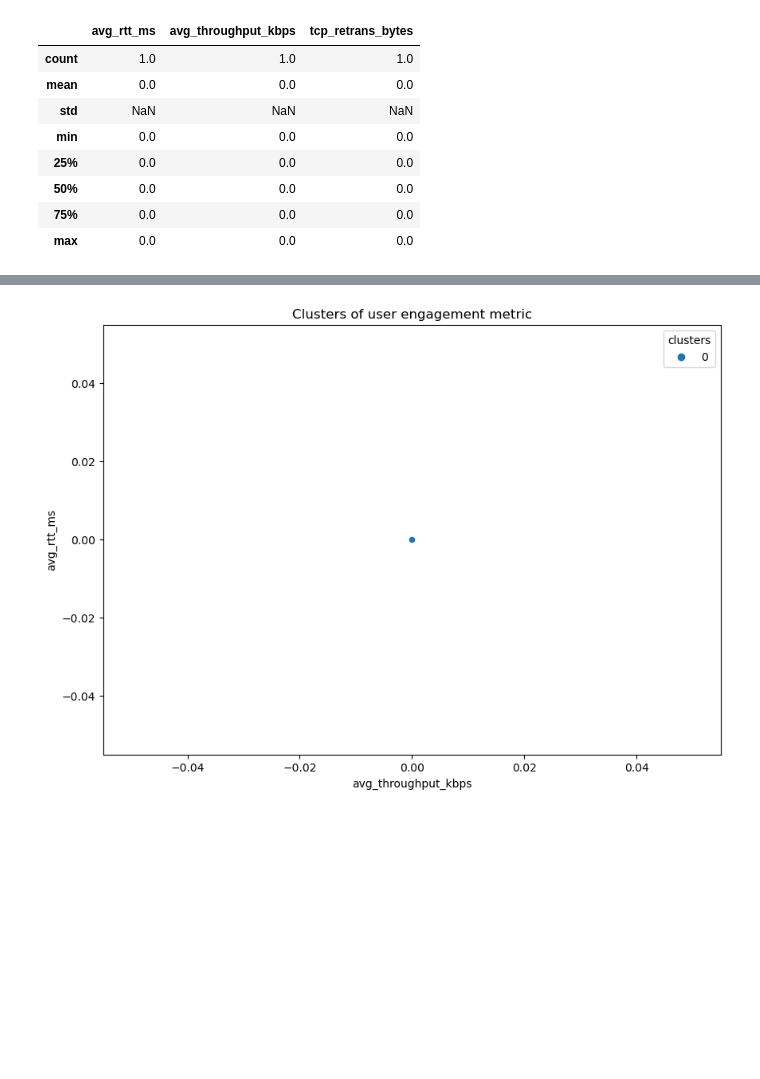
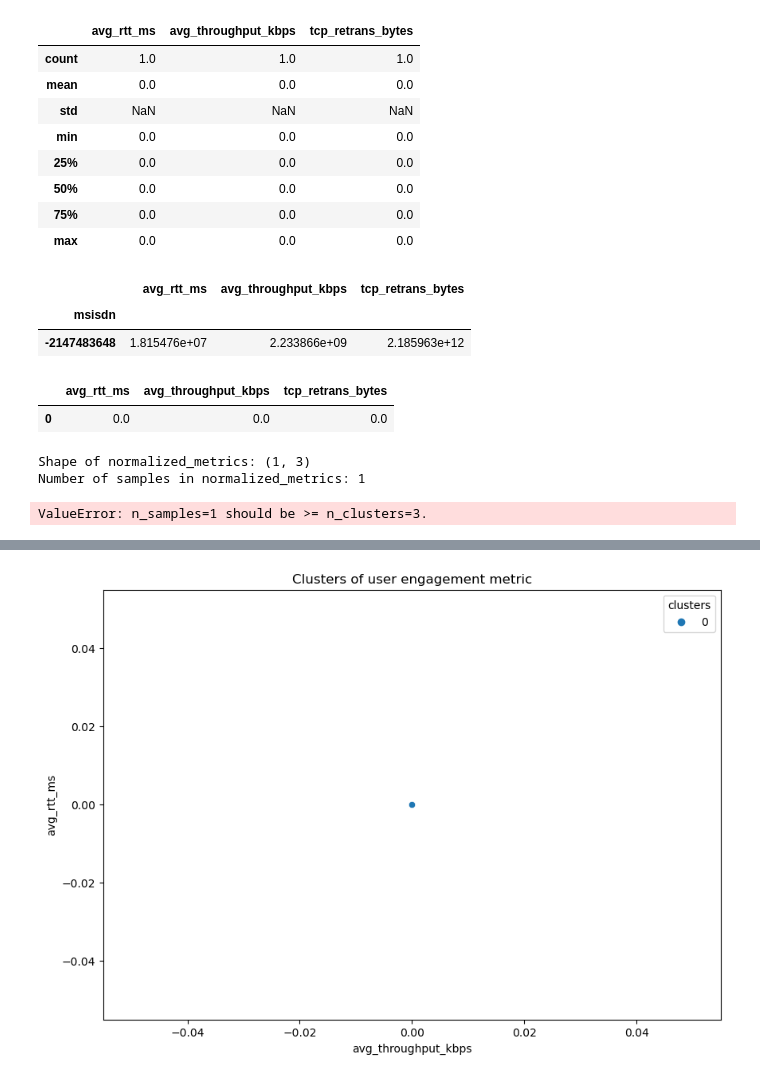
Before and after one commit to Desmondonam/Tellco_Analysis, a Jupyter notebook: Notebooks/Analysis/Experience Analysis.ipynb, the cells around one changed output, grey strips where cells are left out. Cells and saved outputs as stored; diff of their text form; code cells hidden in the pictures; blank space fills up the shorter version.

```diff
--- a/Notebooks/Analysis/Experience Analysis.ipynb
+++ b/Notebooks/Analysis/Experience Analysis.ipynb
@@ -334,6 +344,28 @@ normalized_metrics.describe()
 | 50% | 0.0 | 0.0 | 0.0 |
 | 75% | 0.0 | 0.0 | 0.0 |
 | max | 0.0 | 0.0 | 0.0 |
+# %%
+metrics.head()
+# %% [output]
+|  | avg_rtt_ms | avg_throughput_kbps | tcp_retrans_bytes |
+| msisdn |  |  |  |
+| -2147483648 | 1.815476e+07 | 2.233866e+09 | 2.185963e+12 |
+# %%
+normalized_metrics.head()
+# %% [output]
+|  | avg_rtt_ms | avg_throughput_kbps | tcp_retrans_bytes |
+| 0 | 0.0 | 0.0 | 0.0 |
+# %%
+# Before check the data
+print(f"Shape of normalized_metrics: {normalized_metrics.shape}")
+print(f"Number of samples in normalized_metrics: {len(normalized_metrics)}")
+# %% [output]
+Shape of normalized_metrics: (1, 3)
+Number of samples in normalized_metrics: 1
+# %%
+kmeans = KMeans(n_clusters=3, init='k-means++').fit(normalized_metrics)
+# %% [output]
+ValueError: n_samples=1 should be >= n_clusters=3.
 # %%
 kmeans = KMeans(n_clusters=3, init='k-means++').fit(normalized_metrics)
 pred = kmeans.predict(normalized_metrics)
```
Also changed, not shown: parts of 6 cells of this notebook.
